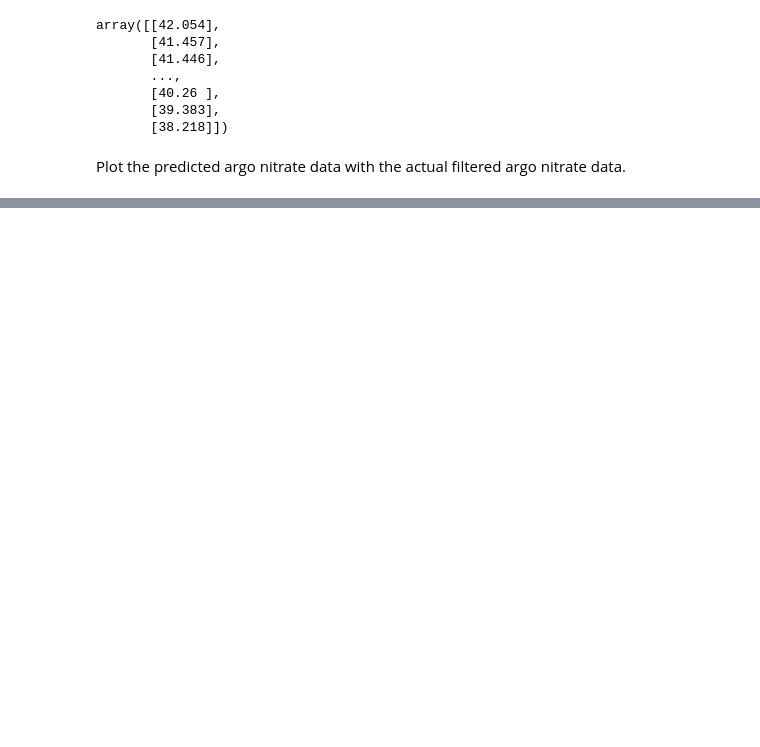
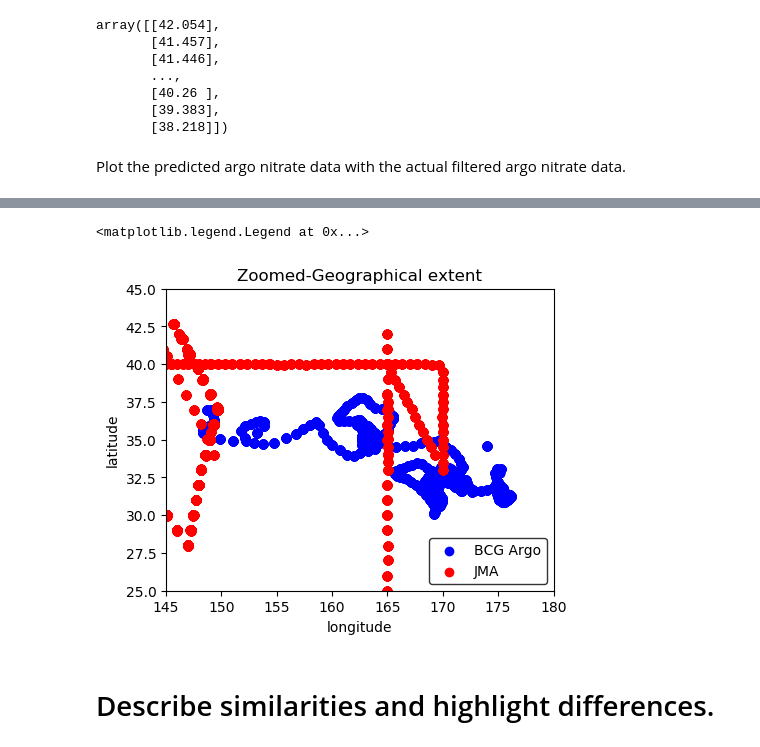
Before and after one commit to seina001/MikeAlfonsoSveinn_pset3, a Jupyter notebook: KNN_nitrate_MikeAlfonsoSveinn_combined.ipynb, the cells around one changed output, grey strips where cells are left out. Drawn from its saved outputs; the diff is of its cells as text; code cells hidden in the pictures; blank space fills up the shorter version.

```diff
--- a/KNN_nitrate_MikeAlfonsoSveinn_combined.ipynb
+++ b/KNN_nitrate_MikeAlfonsoSveinn_combined.ipynb
@@ -318,0 +374,15 @@ RMSE = 2.5627586437
+# %%
+fig, (ax) =  plt.subplots(1, 1, figsize = (5, 4), dpi = 100)
+plt.scatter(data_Kuro_noNO3[["LON"]],data_Kuro_noNO3[["LAT"]],color='blue')
+plt.scatter(data.lon,data.lat, color='red')
+plt.xlabel('longitude')
+plt.ylabel('latitude')
+plt.title('Zoomed-Geographical extent')
+plt.ylim((25,45))
+plt.xlim((145,180))
+ax.legend(('BCG Argo', 'JMA'), edgecolor = 'k', loc = 'lower right')
+# %% [output]
+<matplotlib.legend.Legend at 0x...>
+[figure, added]
+# %% [markdown]
+# Describe similarities and highlight differences.
```
Also changed, not shown: parts of 60 cells of this notebook.
